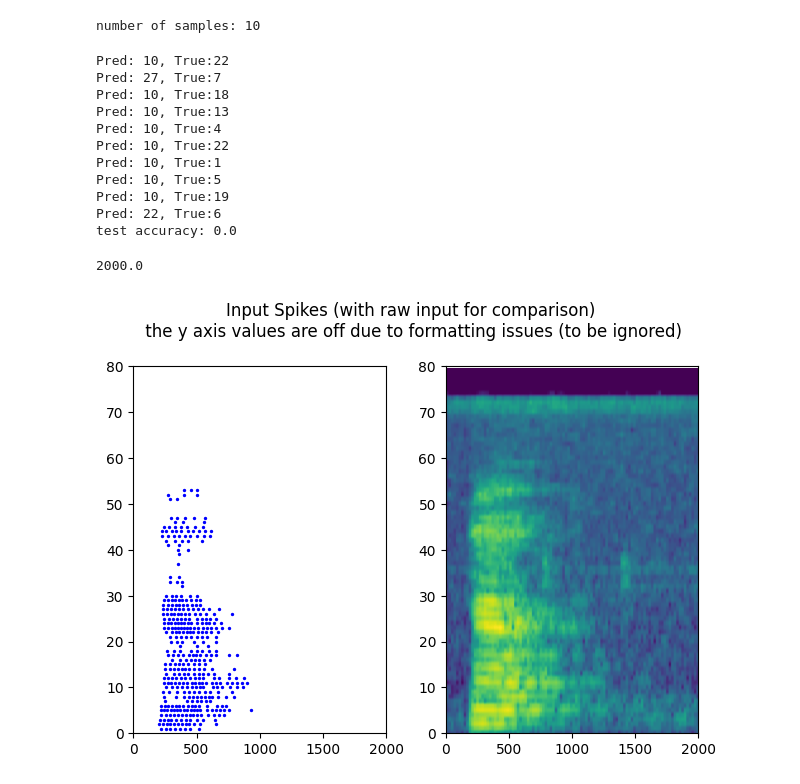
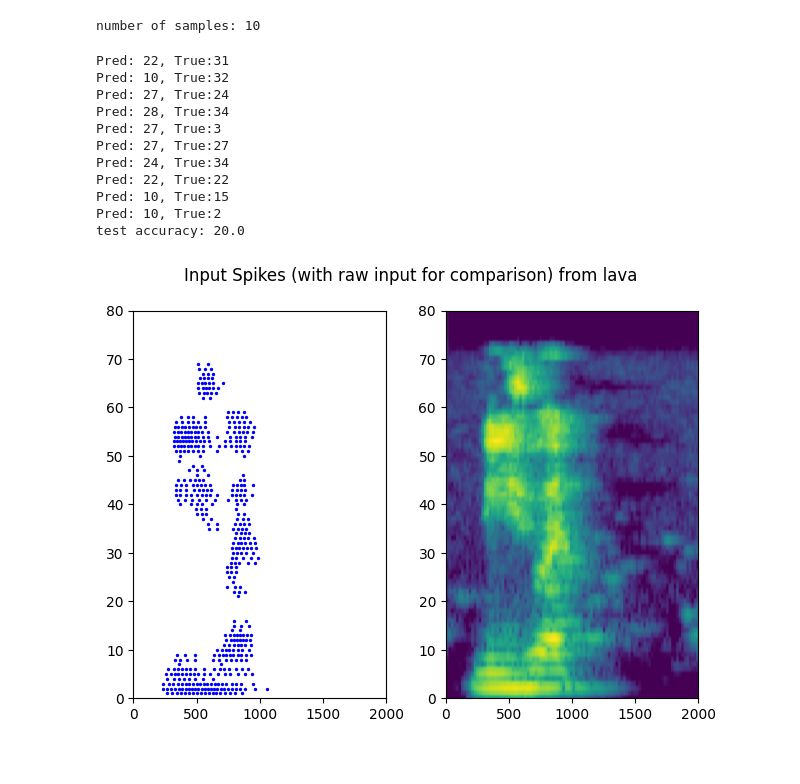
Before and after one commit to thomasshoesmith/Intel-Neuromorphic-Research-Project, a Jupyter notebook: loihi/lava_GSC_custom_injection.ipynb, the cells around one changed output. Saved outputs shown, nothing was run; the diff lists cells and outputs as text; code cells hidden in the pictures.

```diff
--- a/loihi/lava_GSC_custom_injection.ipynb
+++ b/loihi/lava_GSC_custom_injection.ipynb
@@ -47,7 +47,7 @@ params["DT_MS"] = 1.0
 params["TAU_MEM"] = 20.0
 params["TAU_SYN"] = 5.0
 params["num_samples"] = 10
-params["sample_id"] = 2
+params["sample_id"] = 0
 
 params["NUM_INPUT"] = 80
 params["NUM_HIDDEN"] = 512
@@ -85,3 +69,11 @@ params["alpha"](params["TAU_MEM"], params["DT_MS"])
+# %%
+### Temporary use same input's as GeNN's model for comparison! ###
+
+train_x = np.load("concatenate_x_train.npy")
+train_y = np.load("concatenate_y_train.npy")
+
+#print(train_x.shape)
+#print(train_y.shape)
 # %%
 # transform some parmeters
 tau_mem_fac = 1.0-np.exp(-params["DT_MS"]/params["TAU_MEM"])
@@ -168,7 +160,7 @@ hidden = LIFReset(shape=(512, ),                         # Number and topologica
                   du=tau_syn_fac,                              # Inverse synaptic time-constant
                   bias_mant=0.0,           # Bias added to the membrane voltage in every timestep
                   name="hidden",
-                  reset_interval=1000)
+                  reset_interval=2000)
 
 output = LIFReset(shape=(35, ),                         # Number and topological layout of units in the process
                   vth=1e9,                             # Membrane threshold set so it cannot spike
@@ -176,7 +168,7 @@ output = LIFReset(shape=(35, ),                         # Number and topological
                   du=tau_syn_fac,                              # Inverse synaptic time-constant
                   bias_mant=0.0,           # Bias added to the membrane voltage in every timestep
                   name="output",
-                  reset_interval=1000)
+                  reset_interval=2000)
 
 in_to_hid = Dense(weights= w_i2h,     # Initial value of the weights, chosen randomly
               name='in_to_hid')
@@ -209,7 +201,7 @@ monitor_output.probe(output.v, train_x.shape[0])
 
 # run something
 run_condition = RunSteps(num_steps=num_steps)
-run_cfg = Loihi1SimCfg(select_tag="floating_pt")
+run_cfg = Loihi2SimCfg(select_tag="floating_pt") # changed 1 -> 2
 
 n_sample = params.get("num_samples")
 # %% [output]
@@ -220,7 +212,8 @@ for i in tqdm(range(params.get("num_samples"))):
 
 output_v = monitor_output.get_data()
 good = 0
-for i in range(params["num_samples"]):#n_sample):
+
+for i in range(params["num_samples"]):
     out_v = output_v["output"]["v"][i*num_steps:(i+1)*num_steps,:]
     sum_v = np.sum(out_v,axis=0)
     pred = np.argmax(sum_v)
@@ -231,54 +224,50 @@ for i in range(params["num_samples"]):#n_sample):
 print(f"test accuracy: {good/n_sample*100}")
 #output.stop()
 # %% [output]
-Pred: 10, True:22
-Pred: 27, True:7
-Pred: 10, True:18
-Pred: 10, True:13
-Pred: 10, True:4
-Pred: 10, True:22
-Pred: 10, True:1
-Pred: 10, True:5
-Pred: 10, True:19
-Pred: 22, True:6
-test accuracy: 0.0
+Pred: 22, True:31
+Pred: 10, True:32
+Pred: 27, True:24
+Pred: 28, True:34
+Pred: 27, True:3
+Pred: 27, True:27
+Pred: 24, True:34
+Pred: 22, True:22
+Pred: 10, True:15
+Pred: 10, True:2
+test accuracy: 20.0
-# %%
-train_x.shape[0] / params["num_samples"]
-# %% [output]
-2000.0
 # %%
 # Input spike activity
 
 input_spikes = monitor_input.get_data()
 
 process = list(input_spikes.keys())[0]
 spikes_out = list(input_spikes[process].keys())[0]
 input_s = input_spikes[process][spikes_out]
 
 input_single_image = input_s[sample_image_start:sample_image_end]
 
 fig, (ax1, ax2) = plt.subplots(1, 2)
-fig.suptitle('Input Spikes (with raw input for comparison)\n the y axis values are off due to formatting issues (to be ignored)')
+fig.suptitle('Input Spikes (with raw input for comparison) from lava')
 
 for i in range(params["NUM_INPUT"]):
     ax1.scatter(np.where(input_single_image[:,i] > 0)[0],
                 np.where(input_single_image[:,i] > 0)[0].shape[0] * [i],
                 c = 'b',
                 s = 2)
 
 # no clue why I need to rotate and flip...could be investigated?
 ax2.imshow(np.flipud(np.rot90(train_x[sample_image_start:sample_image_end], 1)), aspect = 'auto')
 
 ax1.set_ylim(0, 80)
 ax2.set_ylim(0, 80)
 ax1.set_xlim(0, train_x.shape[0] / params["num_samples"])
 ax2.set_xlim(0, train_x.shape[0] / params["num_samples"])
 
 fig.tight_layout()
 
 plt.show()
 # %% [output]
-[figure, old version]
+[figure, new version]
 # %%
 # Hidden layer activity
 
```
Also changed, not shown: parts of 9 cells of this notebook.
